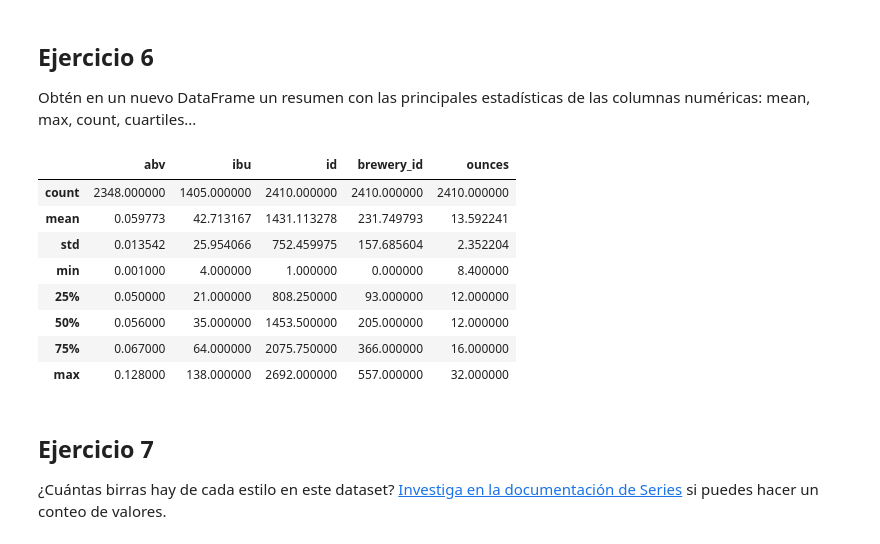
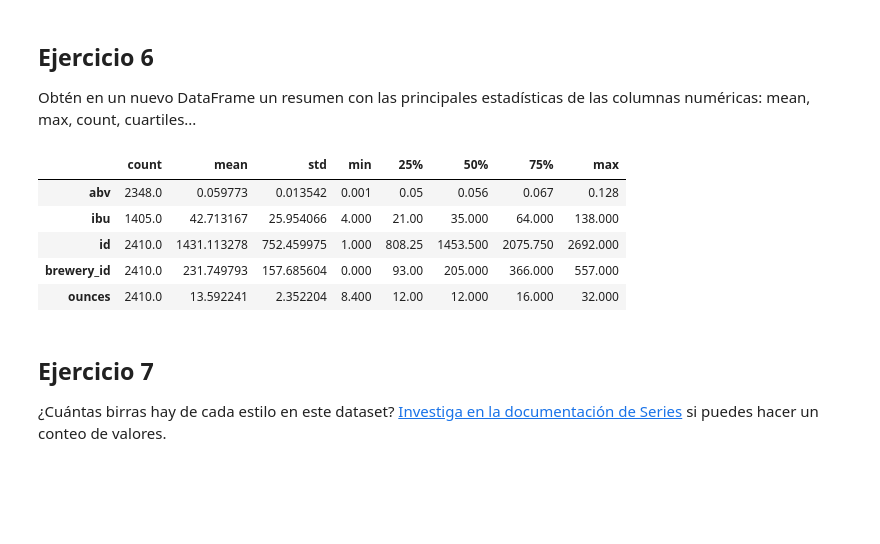
Before and after one commit to fgoiri/2026-02-BILBAO-FT-Data-Science, a Jupyter notebook: 2-Data_Analysis/2-Pandas/Practica/6-Beers/birras_repaso_FGO.ipynb, the cells around one changed output. Drawn from its saved outputs; the diff is of its cells as text; code cells hidden in the pictures; blank space fills up the shorter version.

```diff
--- a/2-Data_Analysis/2-Pandas/Practica/6-Beers/birras_repaso_FGO.ipynb
+++ b/2-Data_Analysis/2-Pandas/Practica/6-Beers/birras_repaso_FGO.ipynb
@@ -139,18 +137,15 @@ Obtén en un nuevo DataFrame un resumen con las principales estadísticas de las
 # %%
 # Para ello usamos la función describe, y le decimos además de base sólo coge las columnas numéricas, si queremos también otro tipo de datos como los strings habría que decirle que
 # include = all.
-estadisticos_num = beers.describe()
+estadisticos_num = beers.describe().T
 estadisticos_num
 # %% [output]
-|  | abv | ibu | id | brewery_id | ounces |
-| count | 2348.000000 | 1405.000000 | 2410.000000 | 2410.000000 | 2410.000000 |
-| mean | 0.059773 | 42.713167 | 1431.113278 | 231.749793 | 13.592241 |
-| std | 0.013542 | 25.954066 | 752.459975 | 157.685604 | 2.352204 |
-| min | 0.001000 | 4.000000 | 1.000000 | 0.000000 | 8.400000 |
-| 25% | 0.050000 | 21.000000 | 808.250000 | 93.000000 | 12.000000 |
-| 50% | 0.056000 | 35.000000 | 1453.500000 | 205.000000 | 12.000000 |
-| 75% | 0.067000 | 64.000000 | 2075.750000 | 366.000000 | 16.000000 |
-| max | 0.128000 | 138.000000 | 2692.000000 | 557.000000 | 32.000000 |
+|  | count | mean | std | min | 25% | 50% | 75% | max |
+| abv | 2348.0 | 0.059773 | 0.013542 | 0.001 | 0.05 | 0.056 | 0.067 | 0.128 |
+| ibu | 1405.0 | 42.713167 | 25.954066 | 4.000 | 21.00 | 35.000 | 64.000 | 138.000 |
+| id | 2410.0 | 1431.113278 | 752.459975 | 1.000 | 808.25 | 1453.500 | 2075.750 | 2692.000 |
+| brewery_id | 2410.0 | 231.749793 | 157.685604 | 0.000 | 93.00 | 205.000 | 366.000 | 557.000 |
+| ounces | 2410.0 | 13.592241 | 2.352204 | 8.400 | 12.00 | 12.000 | 16.000 | 32.000 |
 # %% [markdown]
 ## Ejercicio 7
 ¿Cuántas birras hay de cada estilo en este dataset? [Investiga en la documentación de Series](https://pandas.pydata.org/pandas-docs/stable/reference/api/pandas.Series.html) si puedes hacer un conteo de valores.
```
Also changed, not shown: parts of 9 cells of this notebook, 13 other files.
